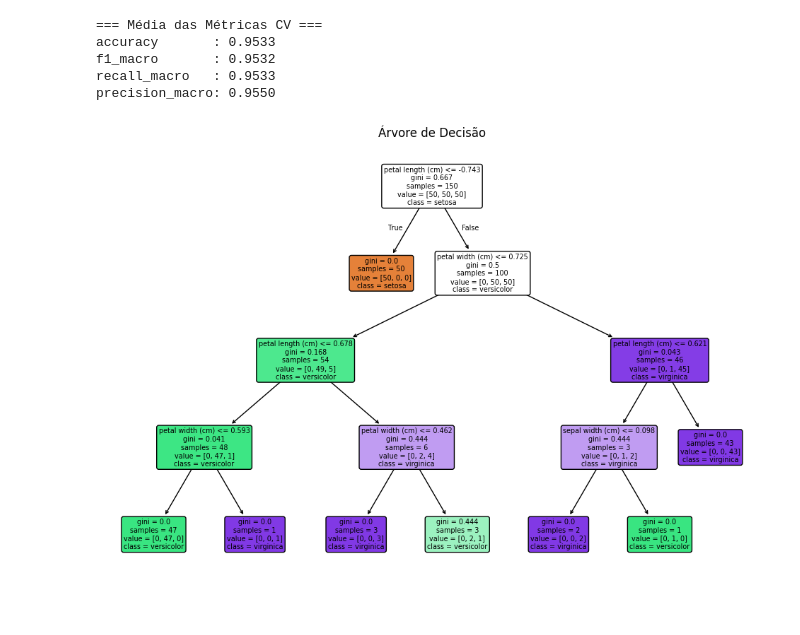
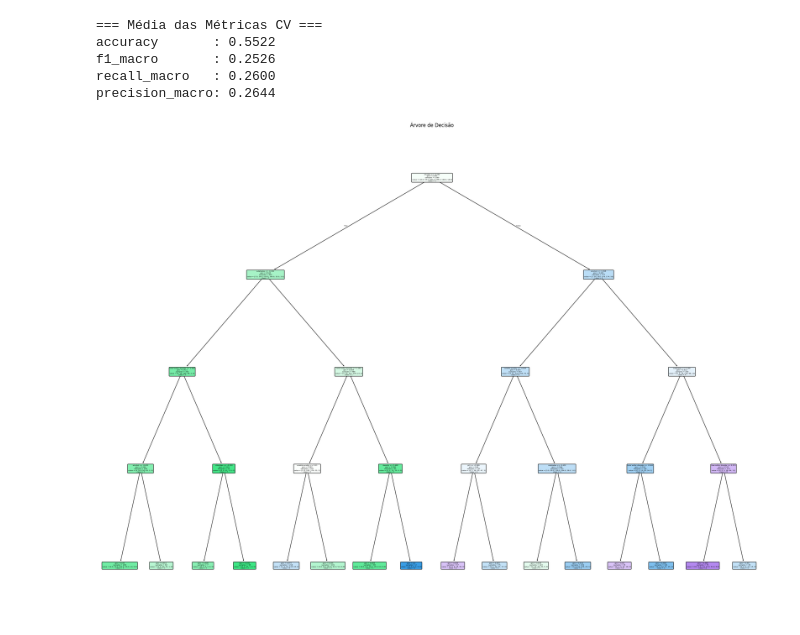
Before and after one commit to Robert-FM/modelo-decision-tree, a Jupyter notebook: decision-tree.ipynb, the cells around one changed output. Saved outputs shown, nothing was run; the diff lists cells and outputs as text; code cells hidden in the pictures.

```diff
--- a/decision-tree.ipynb
+++ b/decision-tree.ipynb
@@ -37,0 +10,8 @@ display(data)
+# %%
+# 1. Carregar dataset
+
+df = pd.read_csv('winequality-red.csv')
+
+display(df)
+
+df.info()
@@ -38,3 +51,9 @@ display(data)
+# %%
+X = df.drop(columns=['quality'])
+y = df['quality']
+
+feature_names = X.columns.tolist()
+class_names = y.unique().astype(str).tolist()
 # %%
 # 2. Métricas
 metricas = {
@@ -61,23 +80,23 @@ for nome in metricas:
     print(f"{nome:<15}: {media:.4f}")
 # %% [output]
 === Média das Métricas CV ===
-accuracy       : 0.9533
-f1_macro       : 0.9532
-recall_macro   : 0.9533
-precision_macro: 0.9550
+accuracy       : 0.5522
+f1_macro       : 0.2526
+recall_macro   : 0.2600
+precision_macro: 0.2644
 # %%
 # 6. Treinar para visualizar a árvore
 pipeline.fit(X, y)
 clf_trained = pipeline.named_steps['classifier']
 # %%
 # 7. Plotar árvore
-plt.figure(figsize=(12, 8))
+plt.figure(figsize=(30, 22))
 plot_tree(clf_trained,
           feature_names=feature_names,
           class_names=class_names,
           filled=True,
           rounded=True)
 plt.title("Árvore de Decisão")
 plt.show()
 # %% [output]
-[figure, old version]
+[figure, new version]
```
Also changed, not shown: parts of 2 cells of this notebook, 1 other file.
